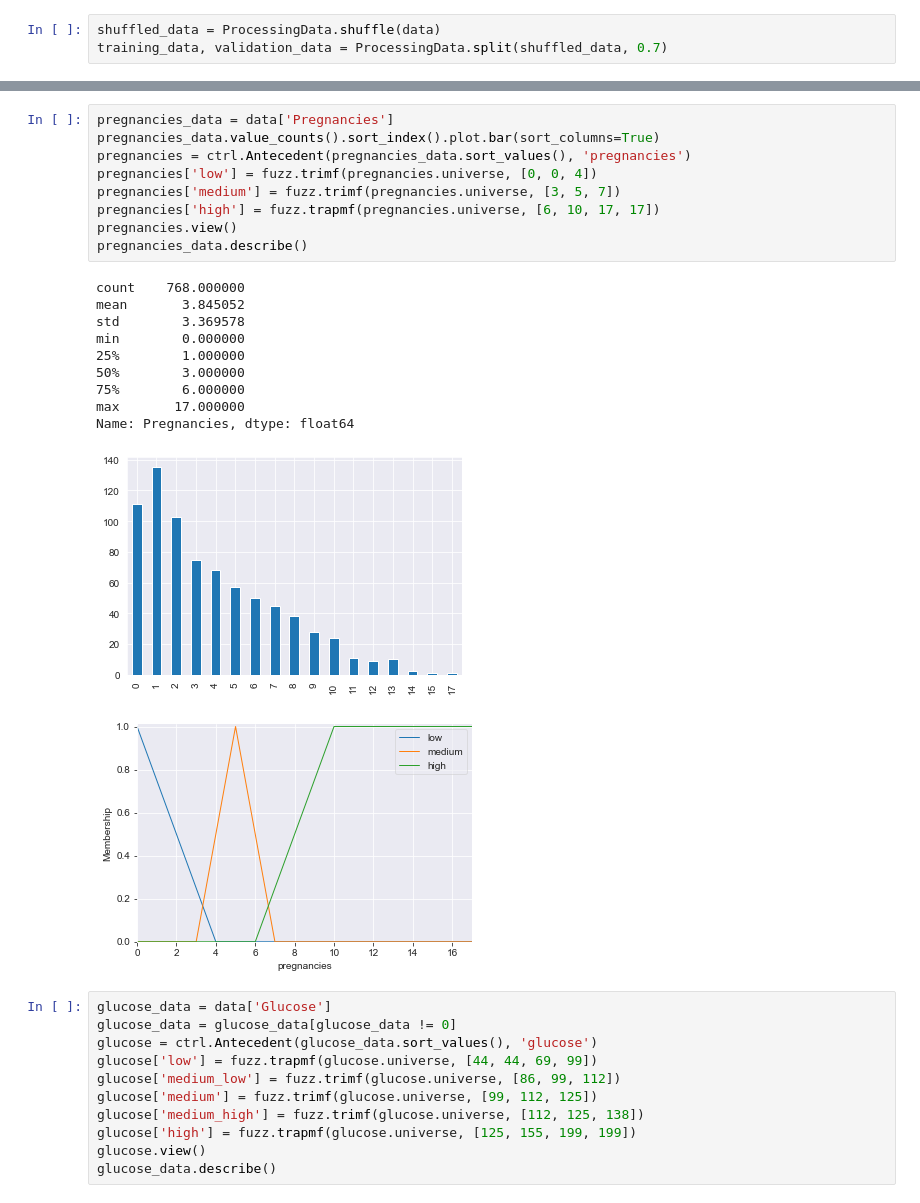
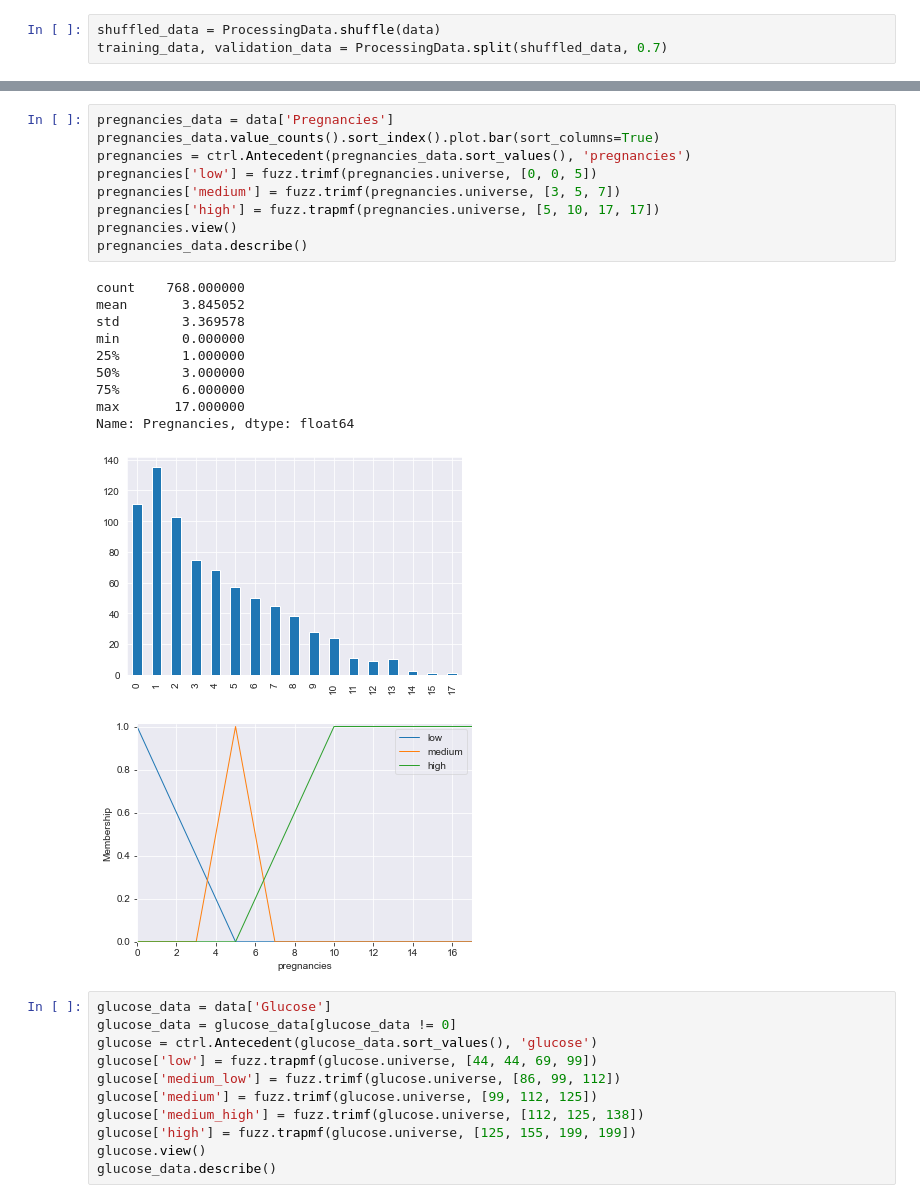
Before and after one commit to Domin8668/Projekt_SSI, a Jupyter notebook: fuzzy.ipynb, the cells around one changed output, grey strips where cells are left out. Cells and saved outputs as stored; diff of their text form.

```diff
--- a/fuzzy.ipynb
+++ b/fuzzy.ipynb
@@ -102,24 +108,24 @@ Age:
 # %%
 pregnancies_data = data['Pregnancies']
 pregnancies_data.value_counts().sort_index().plot.bar(sort_columns=True)
 pregnancies = ctrl.Antecedent(pregnancies_data.sort_values(), 'pregnancies')
-pregnancies['low'] = fuzz.trimf(pregnancies.universe, [0, 0, 4])
+pregnancies['low'] = fuzz.trimf(pregnancies.universe, [0, 0, 5])
 pregnancies['medium'] = fuzz.trimf(pregnancies.universe, [3, 5, 7])
-pregnancies['high'] = fuzz.trapmf(pregnancies.universe, [6, 10, 17, 17])
+pregnancies['high'] = fuzz.trapmf(pregnancies.universe, [5, 10, 17, 17])
 pregnancies.view()
 pregnancies_data.describe()
 # %% [output]
 count    768.000000
 mean       3.845052
 std        3.369578
 min        0.000000
 25%        1.000000
 50%        3.000000
 75%        6.000000
 max       17.000000
 Name: Pregnancies, dtype: float64
 [figure]
-[figure, old version]
+[figure, new version]
 # %%
 glucose_data = data['Glucose']
 glucose_data = glucose_data[glucose_data != 0]
```
Also changed, not shown: parts of 6 cells of this notebook.
